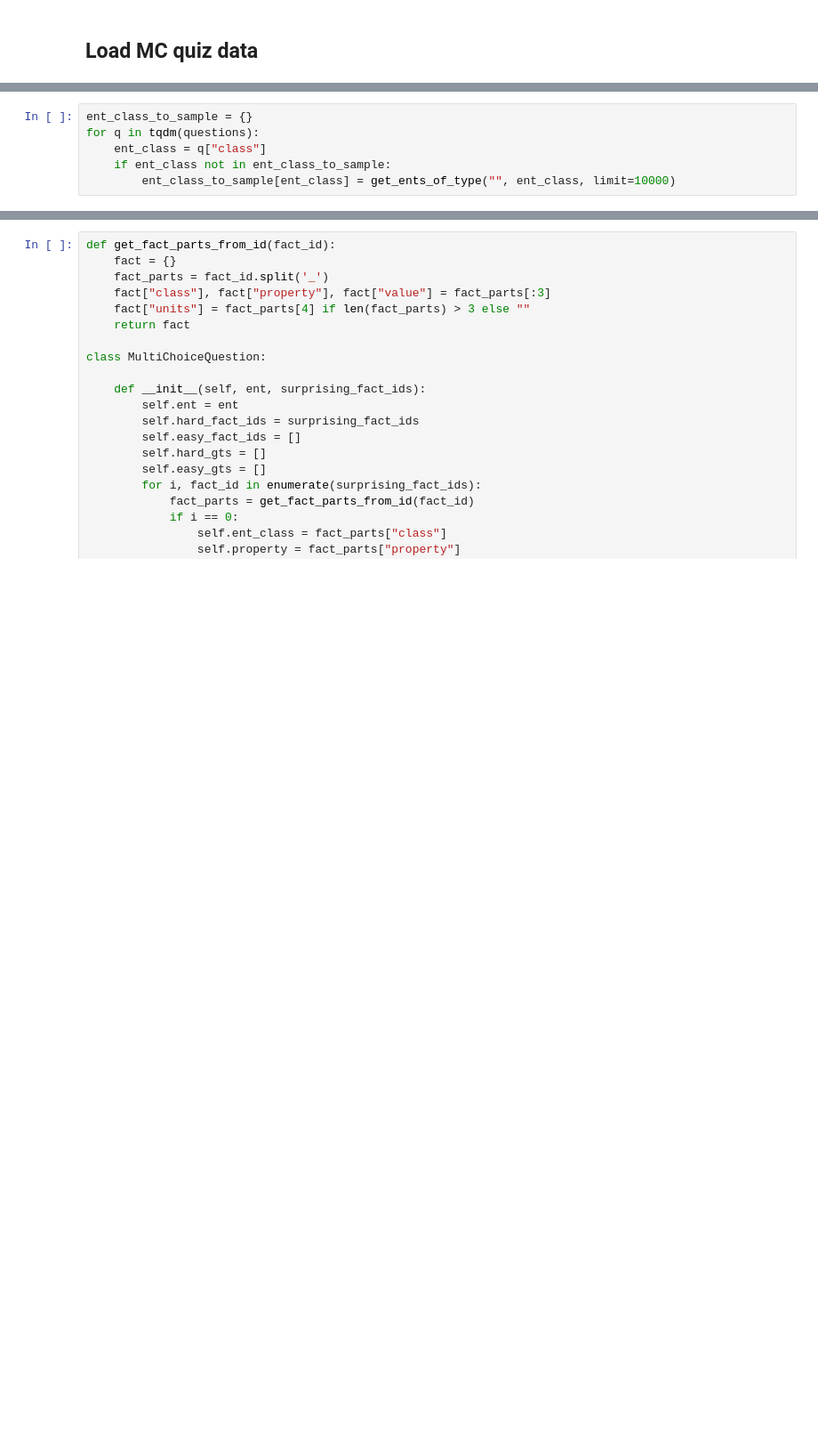
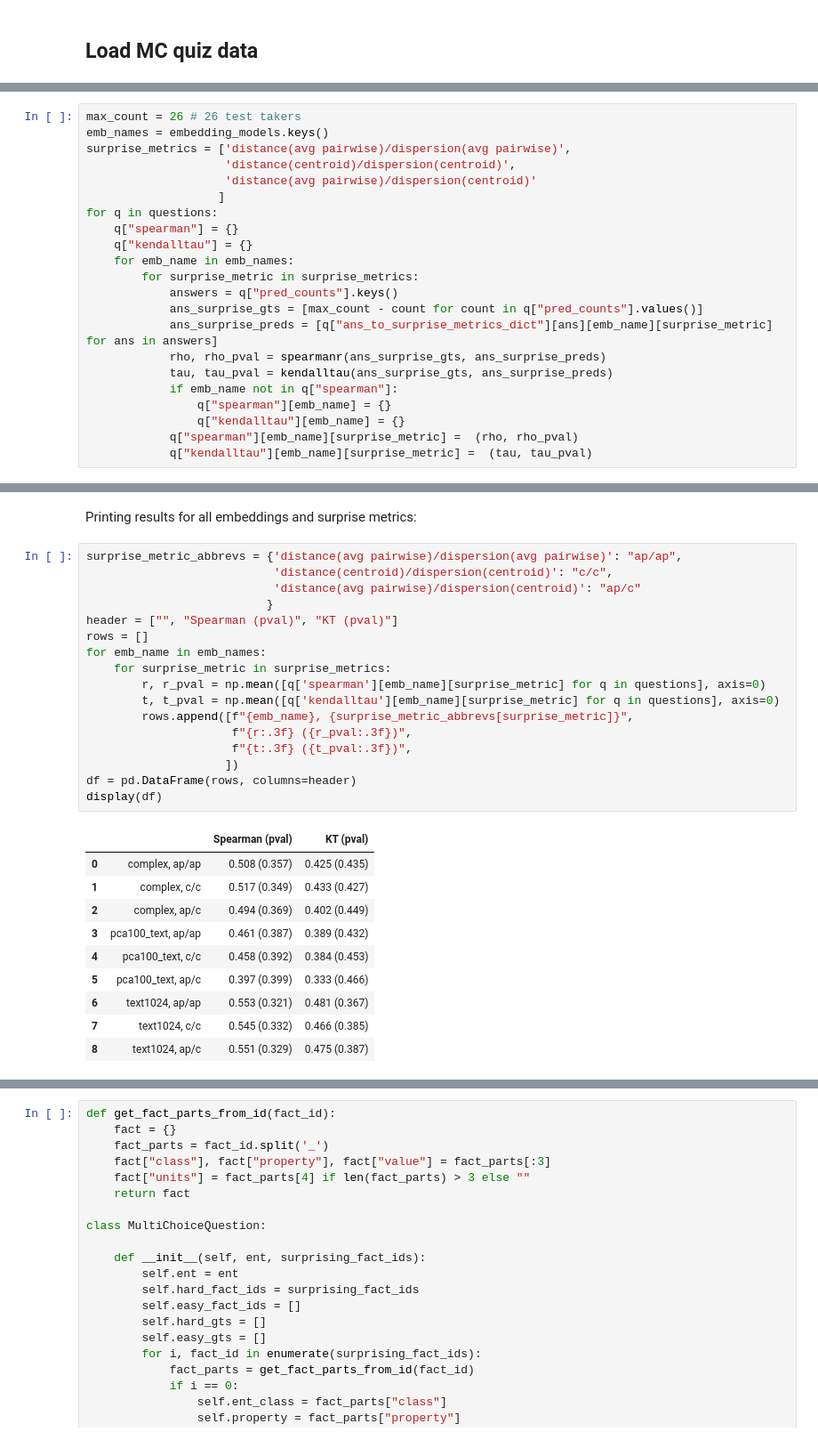
Before and after one commit to usc-isi-i2/surprising-facts, a Jupyter notebook: profile_surpise_classification_mc_task.ipynb, the cells around one changed output, grey strips where cells are left out. Shown at 89% size. Saved outputs shown, nothing was run; the diff lists cells and outputs as text; blank space fills up the shorter version.

```diff
--- a/profile_surpise_classification_mc_task.ipynb
+++ b/profile_surpise_classification_mc_task.ipynb
@@ -954,6 +452,0 @@ Start by gathering samples for each class we are dealing with
-# %%
-ent_class_to_sample = {}
-for q in tqdm(questions):
-    ent_class = q["class"]
-    if ent_class not in ent_class_to_sample:
-        ent_class_to_sample[ent_class] = get_ents_of_type("", ent_class, limit=10000)
@@ -969,0 +983,22 @@ compute_avg_dist_from_ent_to_sample(ent, sample_ents, embedding_dict)
+# %%
+max_count = 26 # 26 test takers
+emb_names = embedding_models.keys()
+surprise_metrics = ['distance(avg pairwise)/dispersion(avg pairwise)',
+                    'distance(centroid)/dispersion(centroid)',
+                    'distance(avg pairwise)/dispersion(centroid)'
+                   ]
+for q in questions:
+    q["spearman"] = {}
+    q["kendalltau"] = {}
+    for emb_name in emb_names:
+        for surprise_metric in surprise_metrics:
+            answers = q["pred_counts"].keys()
+            ans_surprise_gts = [max_count - count for count in q["pred_counts"].values()]
+            ans_surprise_preds = [q["ans_to_surprise_metrics_dict"][ans][emb_name][surprise_metric] for ans in answers]
+            rho, rho_pval = spearmanr(ans_surprise_gts, ans_surprise_preds)
+            tau, tau_pval = kendalltau(ans_surprise_gts, ans_surprise_preds)
+            if emb_name not in q["spearman"]:
+                q["spearman"][emb_name] = {}
+                q["kendalltau"][emb_name] = {}
+            q["spearman"][emb_name][surprise_metric] =  (rho, rho_pval)
+            q["kendalltau"][emb_name][surprise_metric] =  (tau, tau_pval)
@@ -969,0 +1070,30 @@ compute_avg_dist_from_ent_to_sample(ent, sample_ents, embedding_dict)
+# %% [markdown]
+Printing results for all embeddings and surprise metrics:
+# %%
+surprise_metric_abbrevs = {'distance(avg pairwise)/dispersion(avg pairwise)': "ap/ap",
+                           'distance(centroid)/dispersion(centroid)': "c/c",
+                           'distance(avg pairwise)/dispersion(centroid)': "ap/c"
+                          }
+header = ["", "Spearman (pval)", "KT (pval)"]
+rows = []
+for emb_name in emb_names:
+    for surprise_metric in surprise_metrics:
+        r, r_pval = np.mean([q['spearman'][emb_name][surprise_metric] for q in questions], axis=0)
+        t, t_pval = np.mean([q['kendalltau'][emb_name][surprise_metric] for q in questions], axis=0)
+        rows.append([f"{emb_name}, {surprise_metric_abbrevs[surprise_metric]}",
+                     f"{r:.3f} ({r_pval:.3f})",
+                     f"{t:.3f} ({t_pval:.3f})",
+                    ])
+df = pd.DataFrame(rows, columns=header)
+display(df)
+# %% [output]
+|  |  | Spearman (pval) | KT (pval) |
+| 0 | complex, ap/ap | 0.508 (0.357) | 0.425 (0.435) |
+| 1 | complex, c/c | 0.517 (0.349) | 0.433 (0.427) |
+| 2 | complex, ap/c | 0.494 (0.369) | 0.402 (0.449) |
+| 3 | pca100_text, ap/ap | 0.461 (0.387) | 0.389 (0.432) |
+| 4 | pca100_text, c/c | 0.458 (0.392) | 0.384 (0.453) |
+| 5 | pca100_text, ap/c | 0.397 (0.399) | 0.333 (0.466) |
+| 6 | text1024, ap/ap | 0.553 (0.321) | 0.481 (0.367) |
+| 7 | text1024, c/c | 0.545 (0.332) | 0.466 (0.385) |
+| 8 | text1024, ap/c | 0.551 (0.329) | 0.475 (0.387) |
```
Also changed, not shown: parts of 74 cells of this notebook.
